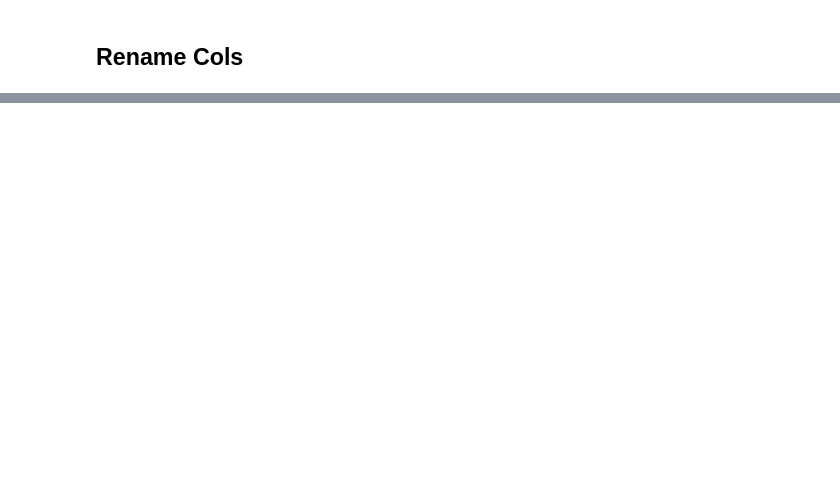
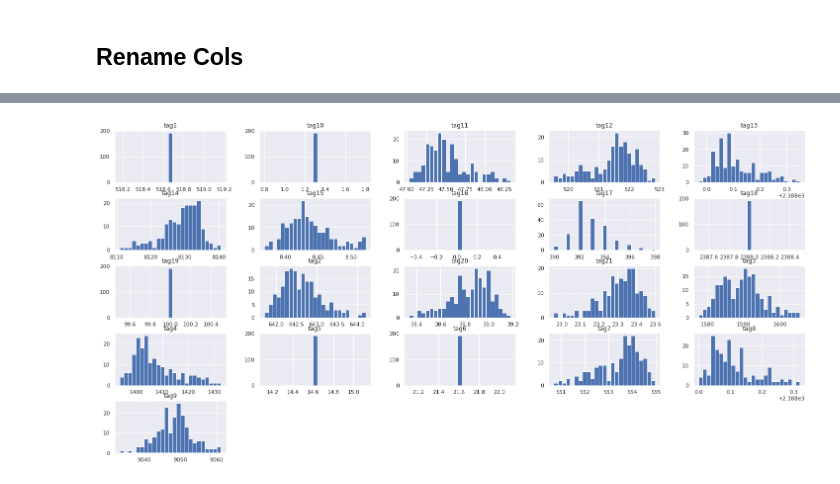
Before and after one commit to franciscofijamo/rocket_science-Inc_predict-_maintence, a Jupyter notebook: Rocket_Science_Inc_predict__maintence.ipynb, the cells around one changed output, grey strips where cells are left out. Drawn from its saved outputs; the diff is of its cells as text; code cells hidden in the pictures; blank space fills up the shorter version.

```diff
--- a/Rocket_Science_Inc_predict__maintence.ipynb
+++ b/Rocket_Science_Inc_predict__maintence.ipynb
@@ -95,0 +182,4 @@ cols = ['motor_id',
+# %%
+motor_1_tag.hist(bins = 25);
+# %% [output]
+[figure, added]
```
Also changed, not shown: parts of 28 cells of this notebook.
